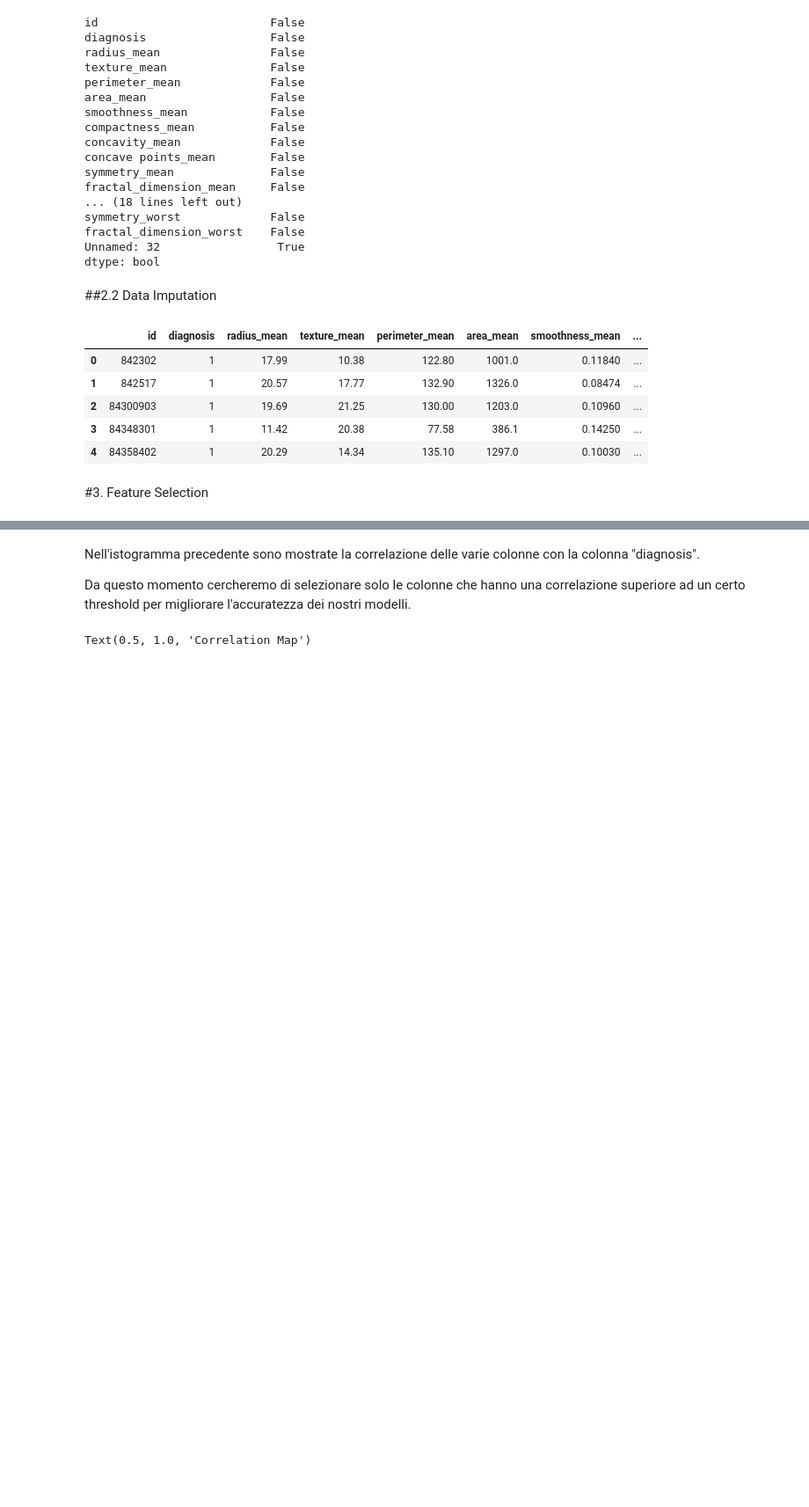
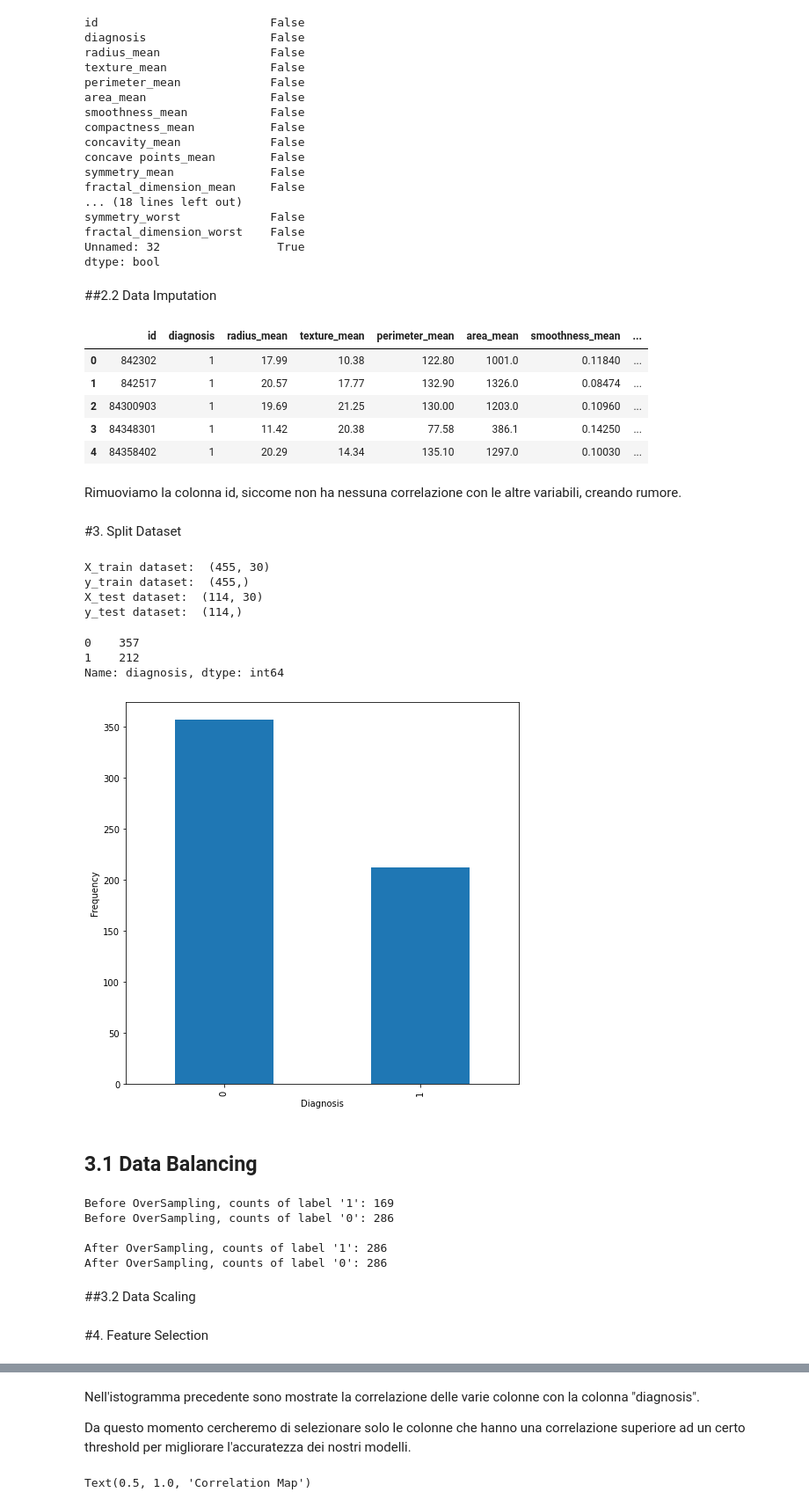
Before and after one commit to xDaryamo/BreastCancerPrediction, a Jupyter notebook: breast_cancer_prediction.ipynb, the cells around one changed output, grey strips where cells are left out. Shown at 88% size. Drawn from its saved outputs; the diff is of its cells as text; code cells hidden in the pictures; blank space fills up the shorter version.

Commit message:
Added Data Balancing and Data Scaling sections

```diff
--- a/breast_cancer_prediction.ipynb
+++ b/breast_cancer_prediction.ipynb
@@ -150,3 +155,5 @@ df.head()
 | 2 | 84300903 | 1 | 19.69 | 21.25 | 130.00 | 1203.0 | 0.10960 | ... |
 | 3 | 84348301 | 1 | 11.42 | 20.38 | 77.58 | 386.1 | 0.14250 | ... |
 | 4 | 84358402 | 1 | 20.29 | 14.34 | 135.10 | 1297.0 | 0.10030 | ... |
+# %% [markdown]
+Rimuoviamo la colonna id, siccome non ha nessuna correlazione con le altre variabili, creando rumore.
@@ -152,0 +163,2 @@ df.head()
+# %% [markdown]
+#3. Split Dataset
@@ -152,0 +171,45 @@ df.head()
+# %%
+#Split del dataset
+
+X_train, X_test, y_train, y_test = train_test_split(X, y, test_size=0.2, random_state=42)
+
+print("X_train dataset: ", X_train.shape)
+print("y_train dataset: ", y_train.shape)
+print("X_test dataset: ", X_test.shape)
+print("y_test dataset: ", y_test.shape)
+# %% [output]
+X_train dataset:  (455, 30)
+y_train dataset:  (455,)
+X_test dataset:  (114, 30)
+y_test dataset:  (114,)
+# %%
+#Distribuzione della variabile dipendente
+pd.value_counts(df['diagnosis']).plot.bar()
+plt.rcParams['figure.figsize'] = (8,8)
+plt.xlabel('Diagnosis')
+plt.ylabel('Frequency')
+df['diagnosis'].value_counts()
+# %% [output]
+0    357
+1    212
+Name: diagnosis, dtype: int64
+[figure, added]
+# %% [markdown]
+## 3.1 Data Balancing
+# %%
+print("Before OverSampling, counts of label '1': {}".format(sum(y_train == 1)))
+print("Before OverSampling, counts of label '0': {} \n".format(sum(y_train == 0)))
+
+sm = SMOTE(random_state=42)
+X_train_res, y_train_res = sm.fit_resample(X_train, y_train)
+
+print("After OverSampling, counts of label '1': {}".format(sum(y_train_res == 1)))
+print("After OverSampling, counts of label '0': {}".format(sum(y_train_res == 0)))
+# %% [output]
+Before OverSampling, counts of label '1': 169
+Before OverSampling, counts of label '0': 286
+
+After OverSampling, counts of label '1': 286
+After OverSampling, counts of label '0': 286
+# %% [markdown]
+##3.2 Data Scaling
@@ -153,5 +221,5 @@ df.head()
 # %% [markdown]
-#3. Feature Selection
+#4. Feature Selection
 # %%
 #Creiamo la heatmap di correlazione
 plt.figure(figsize=(30,30))
```
Also changed, not shown: parts of 10 cells of this notebook.
